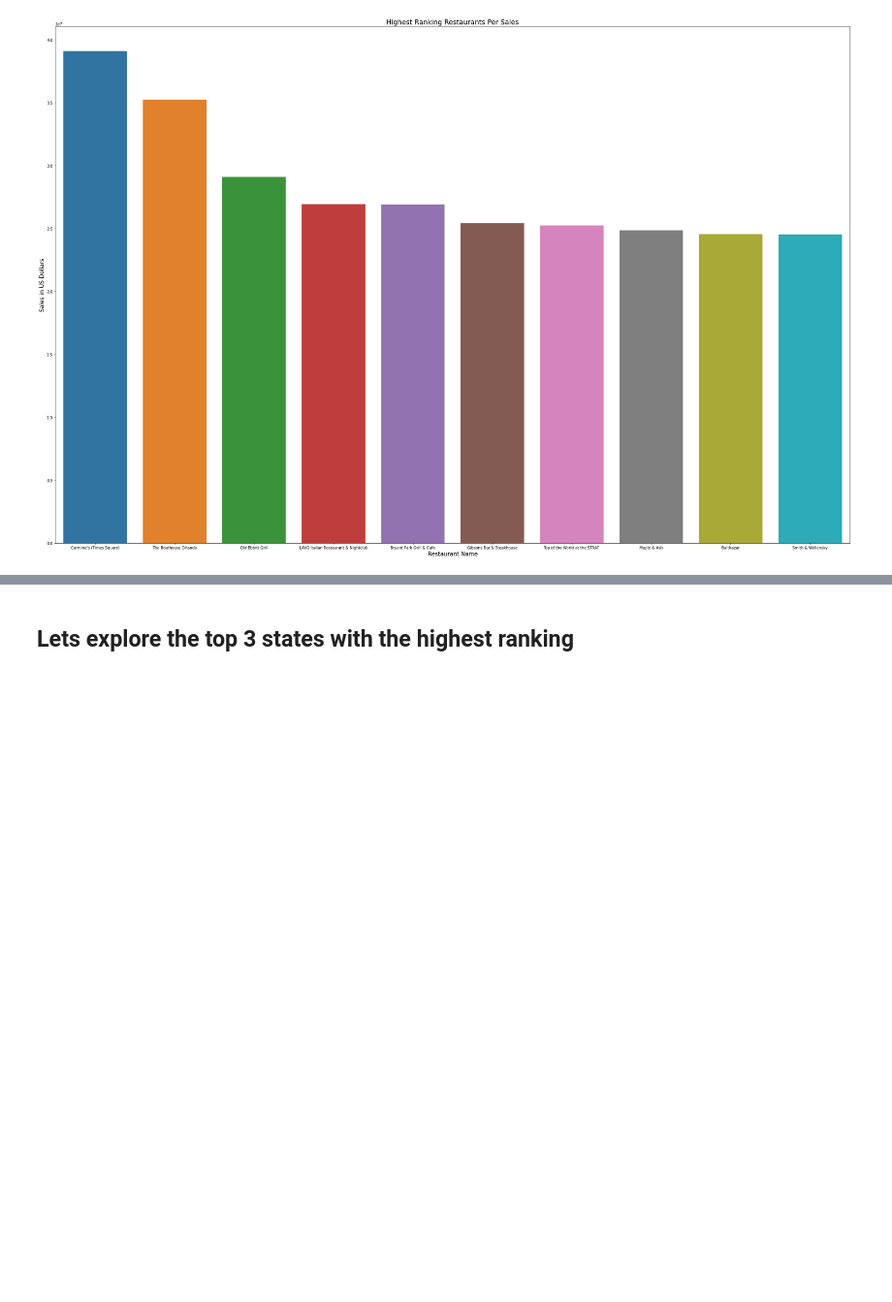
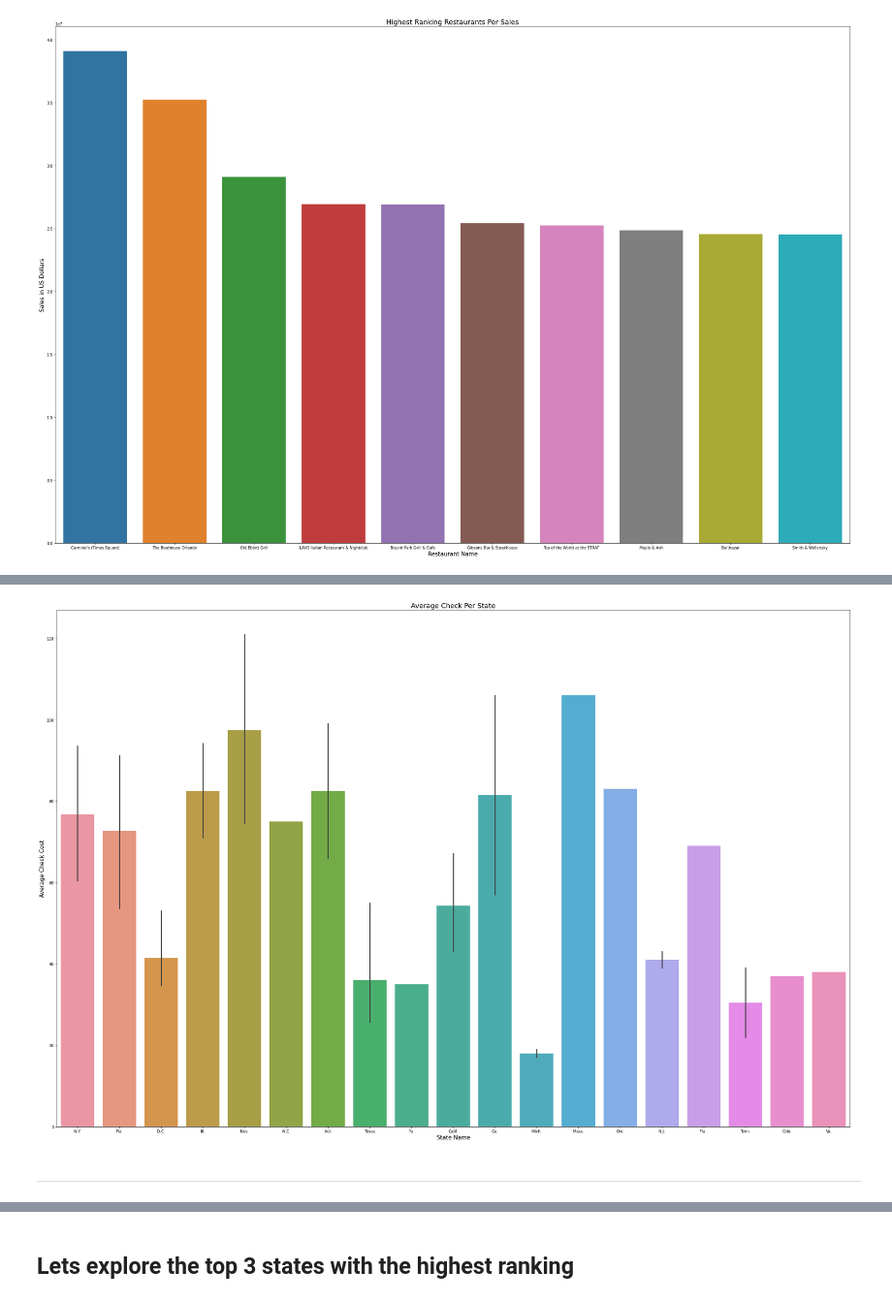
Before and after one commit to HunterKane/Restaurant-Business-Ranking-2020, a Jupyter notebook: Independent 100 Restaurants Analysis .ipynb, the cells around one changed output, grey strips where cells are left out. Shown at 97% size. Saved outputs shown, nothing was run; the diff lists cells and outputs as text; code cells hidden in the pictures; blank space fills up the shorter version.

```diff
--- a/Independent 100 Restaurants Analysis .ipynb
+++ b/Independent 100 Restaurants Analysis .ipynb
@@ -117,0 +197,15 @@ plt.tight_layout()
+# %%
+# State with the highest average check for these restaurants
+
+plt.figure(figsize=(30,20))
+# make barplot
+sns.barplot(x='State', y="Average Check", data=top100)
+# set labels
+plt.xlabel("State Name", size=15)
+plt.ylabel("Average Check Cost", size=15)
+plt.title("Average Check Per State", size=18)
+plt.tight_layout()
+# %% [output]
+[figure, added]
+# %% [markdown]
+----
```
Also changed, not shown: parts of 19 cells of this notebook.
